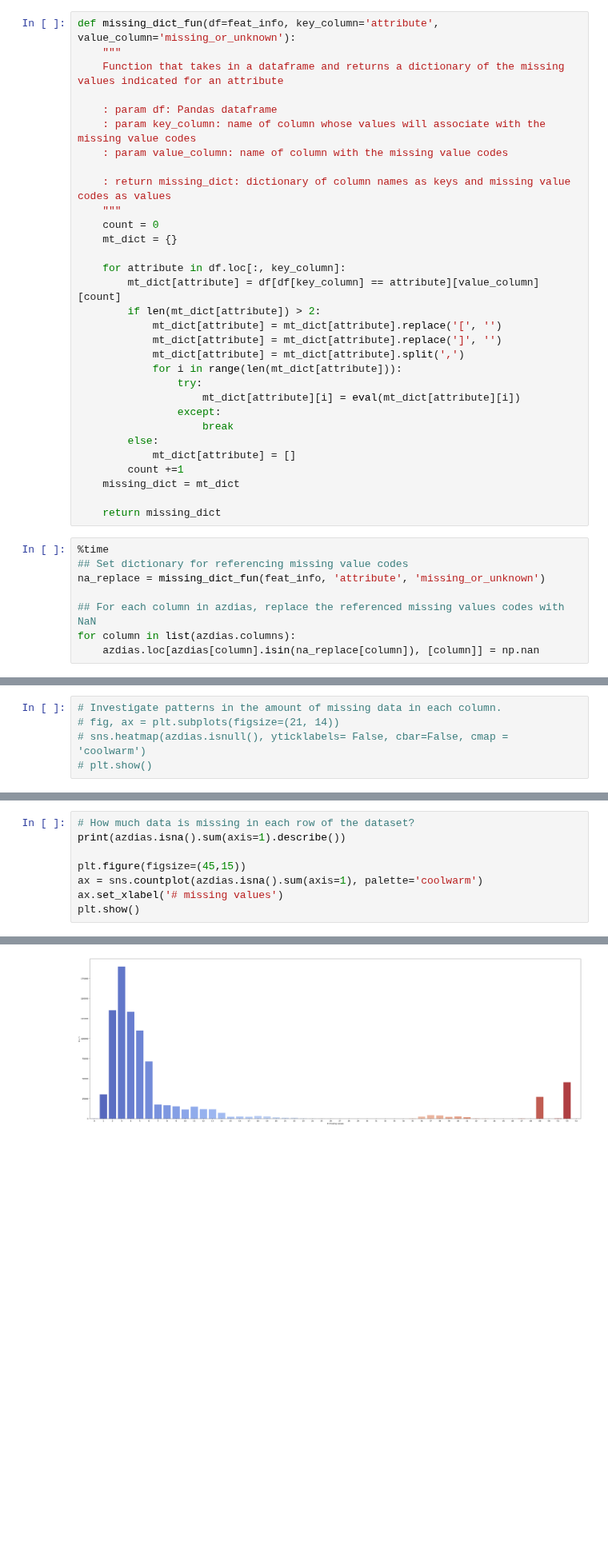
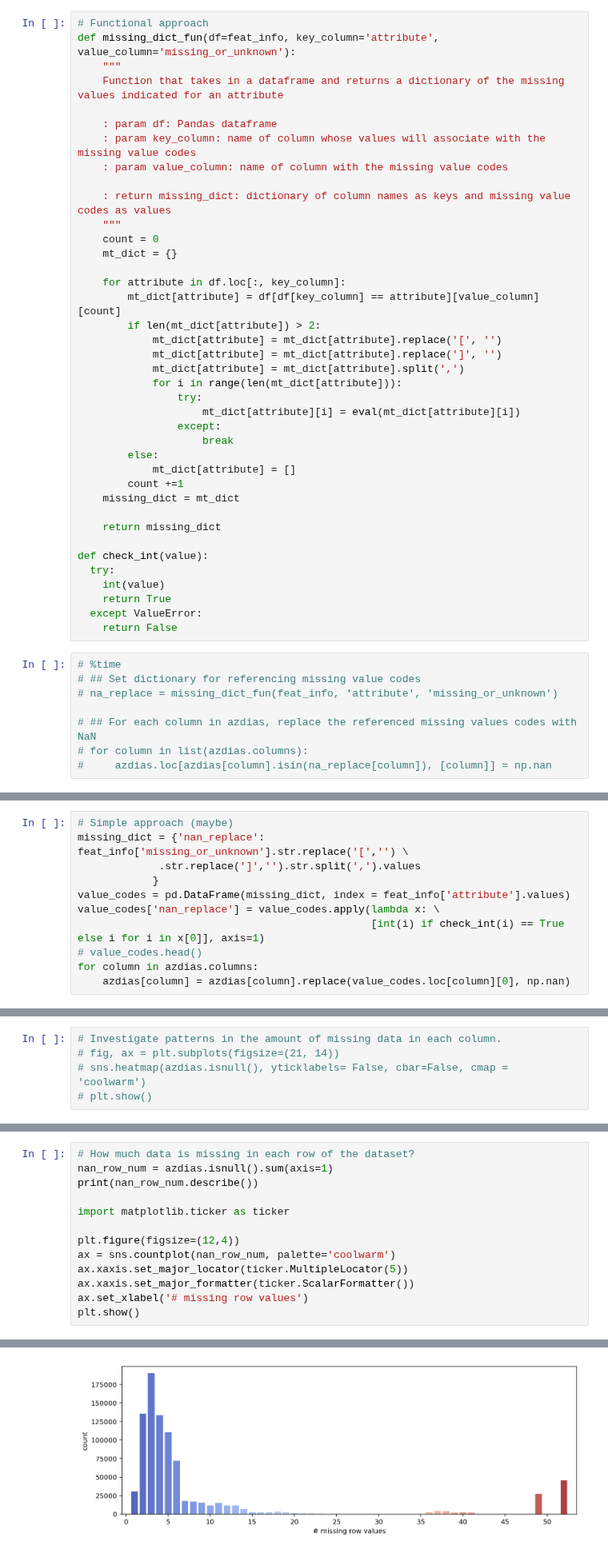
Before and after one commit to ChristopherDaigle/Udacity, a Jupyter notebook: IntroductionToMachineLearningProgram/Part4_UnsupervisedLearning/Project/Identify_Customer_Segments.ipynb, the cells around one changed output, grey strips where cells are left out. Shown at 80% size. Saved outputs shown, nothing was run; the diff lists cells and outputs as text; blank space fills up the shorter version.

```diff
--- a/IntroductionToMachineLearningProgram/Part4_UnsupervisedLearning/Project/Identify_Customer_Segments.ipynb
+++ b/IntroductionToMachineLearningProgram/Part4_UnsupervisedLearning/Project/Identify_Customer_Segments.ipynb
@@ -134,6 +134,7 @@ ORTSGR_KLS9               97216
 RELAT_AB                  97216
 Length: 85, dtype: int64
 # %%
+# Functional approach
 def missing_dict_fun(df=feat_info, key_column='attribute', value_column='missing_or_unknown'):
     """
     Function that takes in a dataframe and returns a dictionary of the missing values indicated for an attribute
@@ -164,11 +165,18 @@ def missing_dict_fun(df=feat_info, key_column='attribute', value_column='missing
     missing_dict = mt_dict
 
     return missing_dict
+
+def check_int(value):
+  try:
+    int(value)
+    return True
+  except ValueError:
+    return False
 # %%
-%time
-## Set dictionary for referencing missing value codes
-na_replace = missing_dict_fun(feat_info, 'attribute', 'missing_or_unknown')
+# %time
+# ## Set dictionary for referencing missing value codes
+# na_replace = missing_dict_fun(feat_info, 'attribute', 'missing_or_unknown')
 
-## For each column in azdias, replace the referenced missing values codes with NaN
-for column in list(azdias.columns):
-    azdias.loc[azdias[column].isin(na_replace[column]), [column]] = np.nan
+# ## For each column in azdias, replace the referenced missing values codes with NaN
+# for column in list(azdias.columns):
+#     azdias.loc[azdias[column].isin(na_replace[column]), [column]] = np.nan
@@ -178,3 +183,14 @@ Wall time: 8.34 µs
+# %%
+# Simple approach (maybe)
+missing_dict = {'nan_replace': feat_info['missing_or_unknown'].str.replace('[','') \
+             .str.replace(']','').str.split(',').values
+            }
+value_codes = pd.DataFrame(missing_dict, index = feat_info['attribute'].values)
+value_codes['nan_replace'] = value_codes.apply(lambda x: \
+                                               [int(i) if check_int(i) == True else i for i in x[0]], axis=1)
+# value_codes.head()
+for column in azdias.columns:
+    azdias[column] = azdias[column].replace(value_codes.loc[column][0], np.nan)
 # %% [markdown]
 #### Step 1.1.2: Assess Missing Data in Each Column
 
@@ -302,23 +318,28 @@ In order to know what to do with the outlier rows, we should see if the distribu
 Depending on what you observe in your comparison, this will have implications on how you approach your conclusions later in the analysis. If the distributions of non-missing features look similar between the data with many missing values and the data with few or no missing values, then we could argue that simply dropping those points from the analysis won't present a major issue. On the other hand, if the data with many missing values looks very different from the data with few or no missing values, then we should make a note on those data as special. We'll revisit these data later on. **Either way, you should continue your analysis for now using just the subset of the data with few or no missing values.**
 # %%
 # How much data is missing in each row of the dataset?
-print(azdias.isna().sum(axis=1).describe())
+nan_row_num = azdias.isnull().sum(axis=1)
+print(nan_row_num.describe())
 
-plt.figure(figsize=(45,15))
-ax = sns.countplot(azdias.isna().sum(axis=1), palette='coolwarm')
-ax.set_xlabel('# missing values')
+import matplotlib.ticker as ticker
+
+plt.figure(figsize=(12,4))
+ax = sns.countplot(nan_row_num, palette='coolwarm')
+ax.xaxis.set_major_locator(ticker.MultipleLocator(5))
+ax.xaxis.set_major_formatter(ticker.ScalarFormatter())
+ax.set_xlabel('# missing row values')
 plt.show()
 # %% [output]
 count    891221.000000
 mean          9.396018
 std          13.971829
 min           0.000000
 25%           3.000000
 50%           4.000000
 75%           6.000000
 max          54.000000
 dtype: float64
-[figure, old version]
+[figure, new version]
 # %%
 ## Write code to divide the data into two subsets based on the number of missing values in each row
 azdias.isna().sum(axis=1).describe()
```
Also changed, not shown: parts of 47 cells of this notebook.
